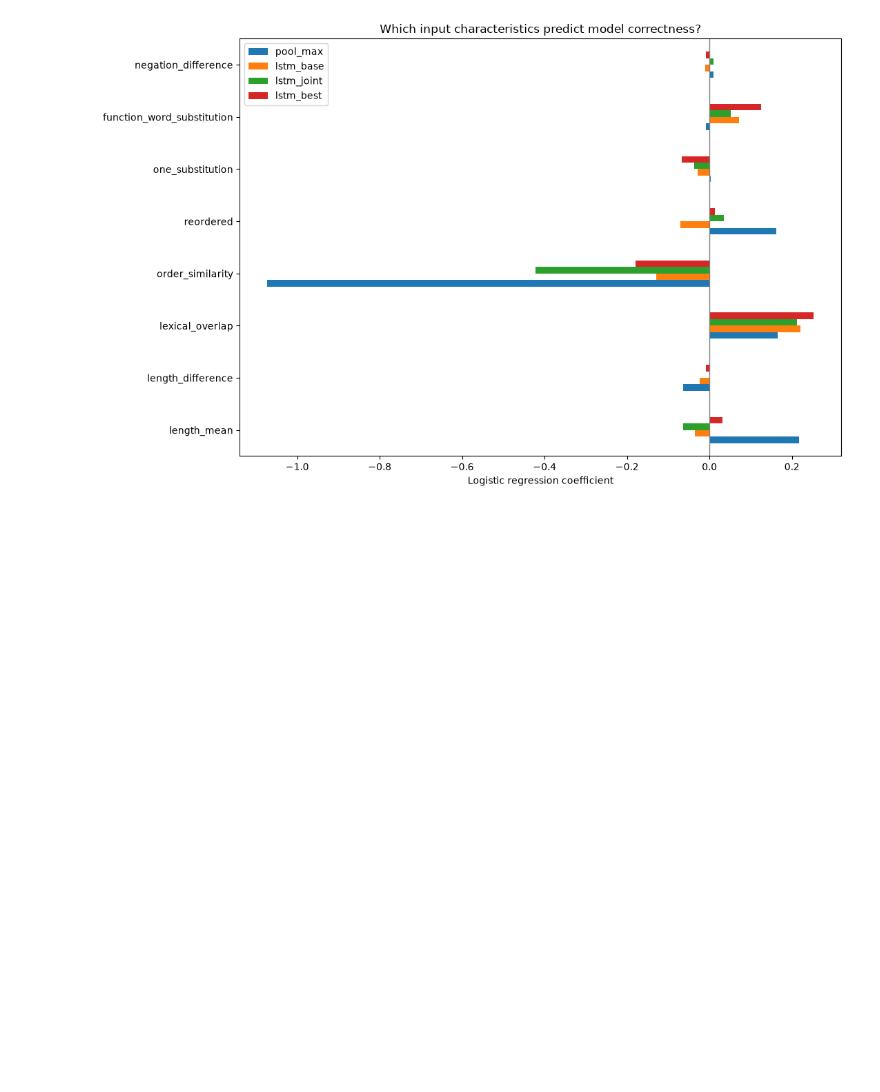
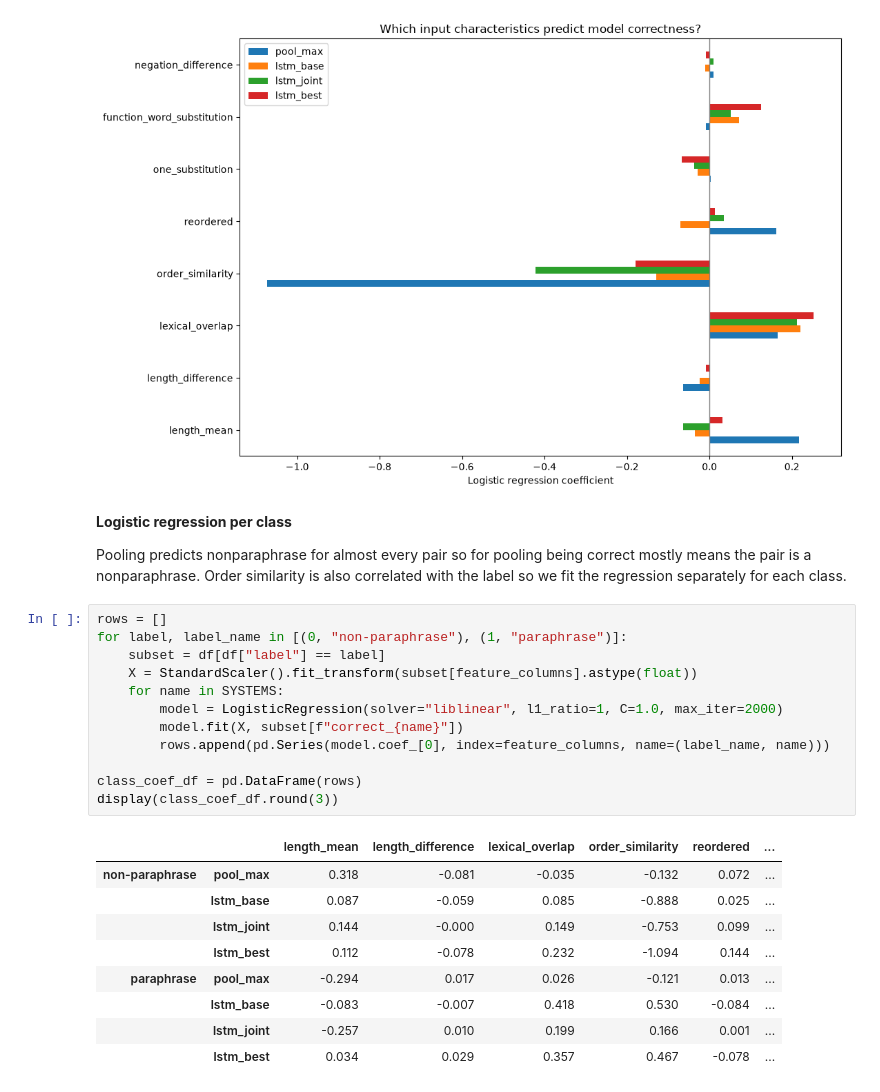
Before and after one commit to dries02/nlp1-student, a Jupyter notebook: project2/question6_analysis.ipynb, the cells around one changed output. Cells and saved outputs as stored; diff of their text form; blank space fills up the shorter version.

Commit message:
question 6 add per class logistic regression

```diff
--- a/project2/question6_analysis.ipynb
+++ b/project2/question6_analysis.ipynb
@@ -446,6 +446,32 @@ plt.tight_layout()
 plt.show()
 # %% [output]
 [figure]
+# %% [markdown]
+**Logistic regression per class**
+
+Pooling predicts nonparaphrase for almost every pair so for pooling being correct mostly means the pair is a nonparaphrase. Order similarity is also correlated with the label so we fit the regression separately for each class.
+# %%
+rows = []
+for label, label_name in [(0, "non-paraphrase"), (1, "paraphrase")]:
+    subset = df[df["label"] == label]
+    X = StandardScaler().fit_transform(subset[feature_columns].astype(float))
+    for name in SYSTEMS:
+        model = LogisticRegression(solver="liblinear", l1_ratio=1, C=1.0, max_iter=2000)
+        model.fit(X, subset[f"correct_{name}"])
+        rows.append(pd.Series(model.coef_[0], index=feature_columns, name=(label_name, name)))
+
+class_coef_df = pd.DataFrame(rows)
+display(class_coef_df.round(3))
+# %% [output]
+|  |  | length_mean | length_difference | lexical_overlap | order_similarity | reordered | ... |
+| non-paraphrase | pool_max | 0.318 | -0.081 | -0.035 | -0.132 | 0.072 | ... |
+|  | lstm_base | 0.087 | -0.059 | 0.085 | -0.888 | 0.025 | ... |
+|  | lstm_joint | 0.144 | -0.000 | 0.149 | -0.753 | 0.099 | ... |
+|  | lstm_best | 0.112 | -0.078 | 0.232 | -1.094 | 0.144 | ... |
+| paraphrase | pool_max | -0.294 | 0.017 | 0.026 | -0.121 | 0.013 | ... |
+|  | lstm_base | -0.083 | -0.007 | 0.418 | 0.530 | -0.084 | ... |
+|  | lstm_joint | -0.257 | 0.010 | 0.199 | 0.166 | 0.001 | ... |
+|  | lstm_best | 0.034 | 0.029 | 0.357 | 0.467 | -0.078 | ... |
 # %% [markdown]
 **Conclusion Q6**
 
```
Also changed, not shown: parts of 2 cells of this notebook.
